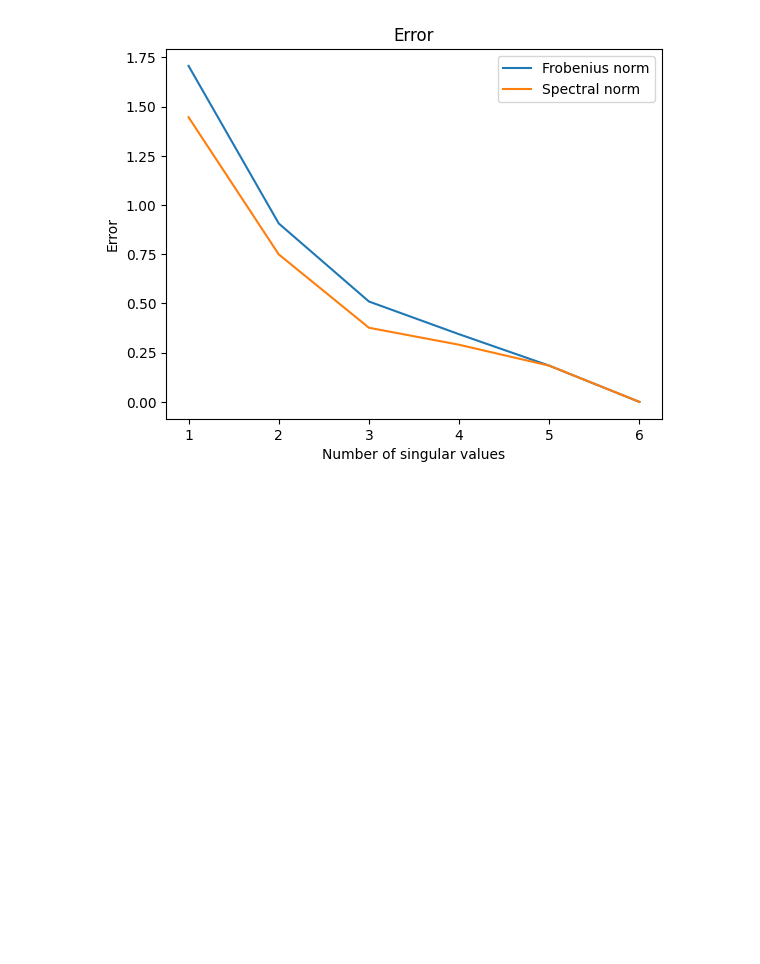
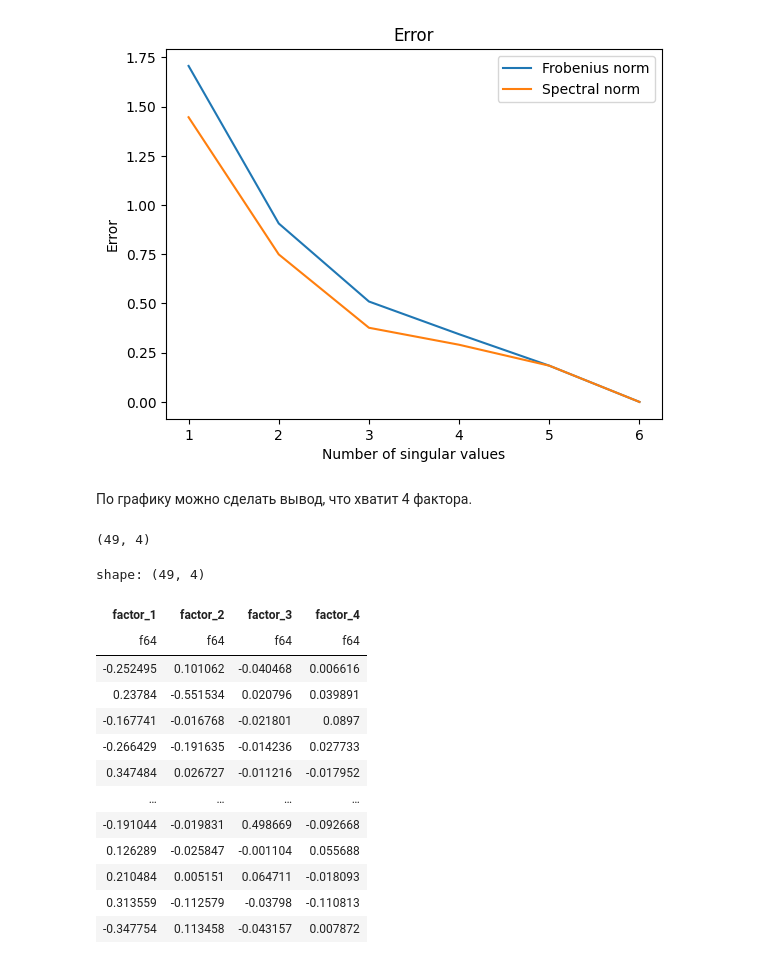
Before and after one commit to a13xbb/data-analysis-labs-mag, a Jupyter notebook: lab1/main.ipynb, the cells around one changed output. Saved outputs shown, nothing was run; the diff lists cells and outputs as text; code cells hidden in the pictures; blank space fills up the shorter version.

```diff
--- a/lab1/main.ipynb
+++ b/lab1/main.ipynb
@@ -152,3 +159,5 @@ plt.legend()
 # %% [output]
 <matplotlib.legend.Legend at 0x...>
 [figure]
+# %% [markdown]
+По графику можно сделать вывод, что хватит 4 фактора.
@@ -154,0 +173,4 @@ plt.legend()
+# %%
+Z_k.shape
+# %% [output]
+(49, 4)
@@ -154,0 +179,17 @@ plt.legend()
+# %%
+df_with_factors
+# %% [output]
+shape: (49, 4)
+| factor_1 | factor_2 | factor_3 | factor_4 |
+| f64 | f64 | f64 | f64 |
+| -0.252495 | 0.101062 | -0.040468 | 0.006616 |
+| 0.23784 | -0.551534 | 0.020796 | 0.039891 |
+| -0.167741 | -0.016768 | -0.021801 | 0.0897 |
+| -0.266429 | -0.191635 | -0.014236 | 0.027733 |
+| 0.347484 | 0.026727 | -0.011216 | -0.017952 |
+| … | … | … | … |
+| -0.191044 | -0.019831 | 0.498669 | -0.092668 |
+| 0.126289 | -0.025847 | -0.001104 | 0.055688 |
+| 0.210484 | 0.005151 | 0.064711 | -0.018093 |
+| 0.313559 | -0.112579 | -0.03798 | -0.110813 |
+| -0.347754 | 0.113458 | -0.043157 | 0.007872 |
```
Also changed, not shown: parts of 9 cells of this notebook.
